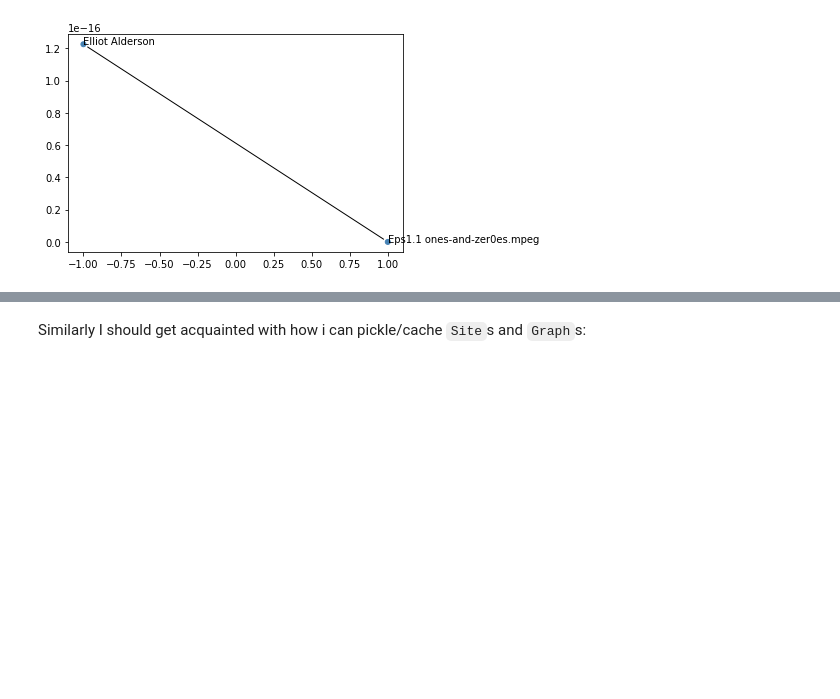
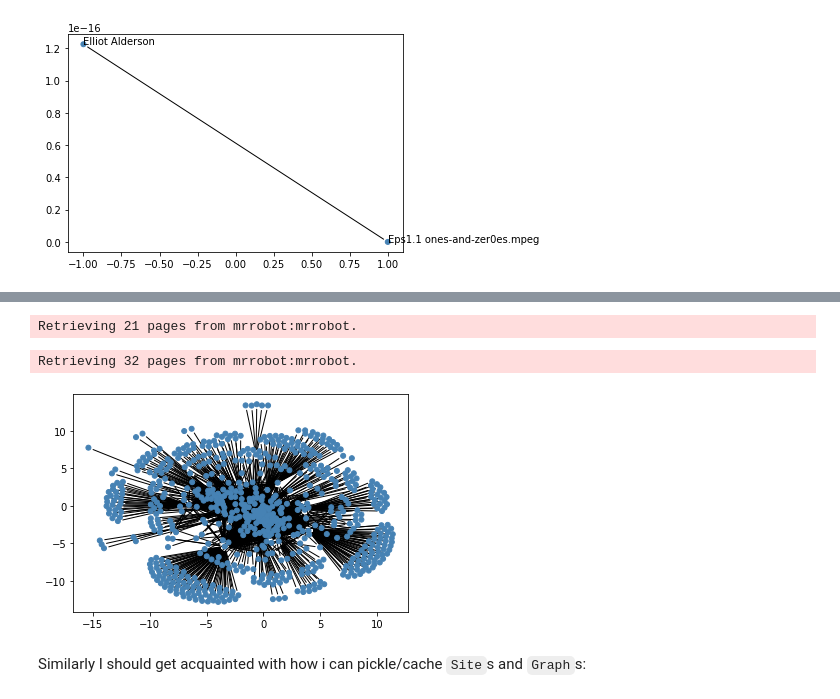
Before and after one commit to UncleCJ/pywikibot-gephi-experiments, a Jupyter notebook: pywikibot2gephi.ipynb, the cells around one changed output, grey strips where cells are left out. Cells and saved outputs as stored; diff of their text form; code cells hidden in the pictures; blank space fills up the shorter version.

```diff
--- a/pywikibot2gephi.ipynb
+++ b/pywikibot2gephi.ipynb
@@ -145,3 +303,19 @@ ig.plot(g, layout=layout, target=ax, vertex_label=[v['name'] for v in g.vs])
+# %%
+g = ig.Graph()
+crawl_category(g, site, 'Season 1')
+# %% [output]
+Retrieving 21 pages from mrrobot:mrrobot.
+# %%
+crawl_category(g, site, 'Season 1 characters')
+# %% [output]
+Retrieving 32 pages from mrrobot:mrrobot.
+# %%
+layout = g.layout_fruchterman_reingold()
+fig, ax = plt.subplots()
+ig.plot(g, layout=layout, target=ax)
+# , vertex_label=[v['name'] for v in g.vs])
+# %% [output]
+[figure, added]
 # %%
 # gephi = igg.GephiConnection()
 # streamer = igg.GephiGraphStreamer()
```
Also changed, not shown: parts of 24 cells of this notebook, 2 other files.
